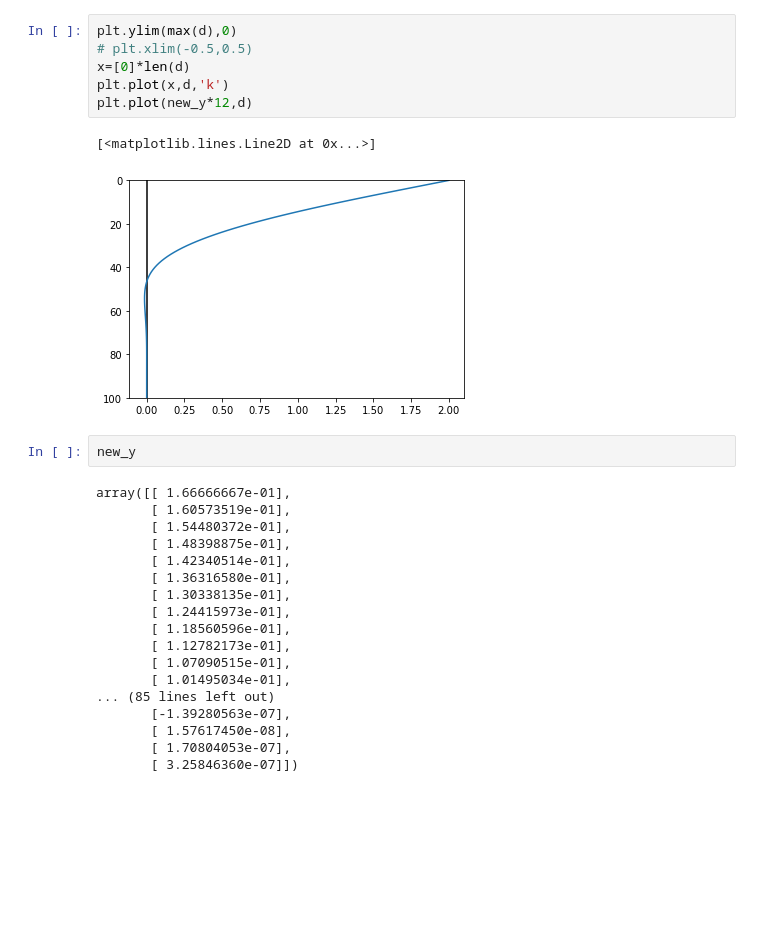
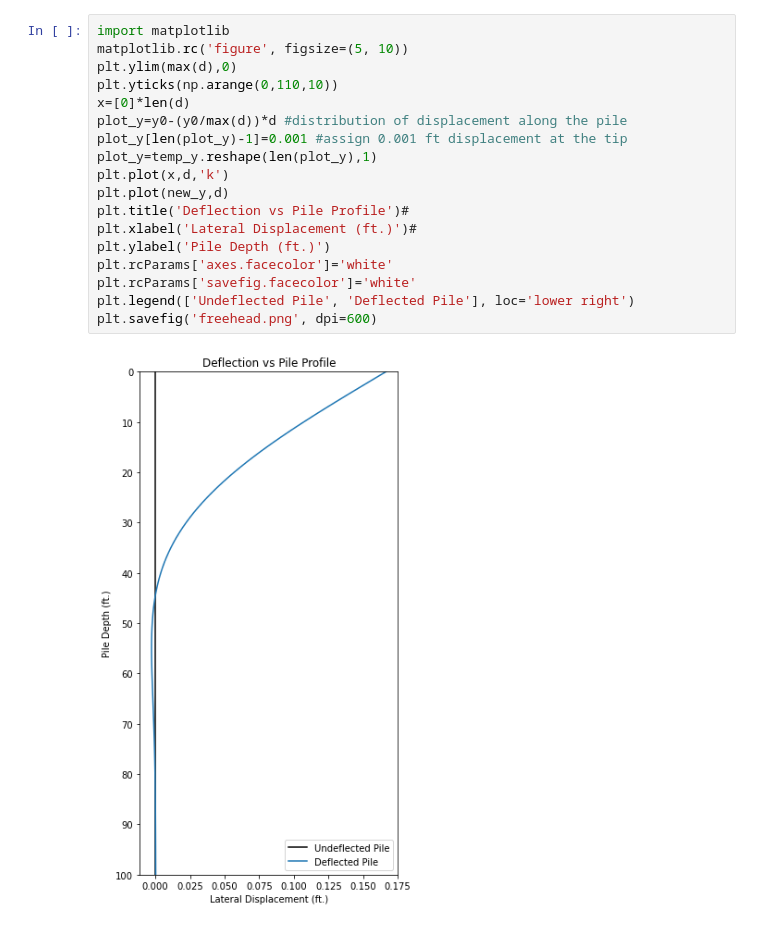
Before and after one commit to hernawa2/cven647hw, a Jupyter notebook: project1.ipynb, the cells around one changed output. Cells and saved outputs as stored; diff of their text form; blank space fills up the shorter version.

```diff
--- a/project1.ipynb
+++ b/project1.ipynb
@@ -95,29 +92,20 @@ counter
 # %%
+import matplotlib
+matplotlib.rc('figure', figsize=(5, 10))
 plt.ylim(max(d),0)
-# plt.xlim(-0.5,0.5)
+plt.yticks(np.arange(0,110,10))
 x=[0]*len(d)
+plot_y=y0-(y0/max(d))*d #distribution of displacement along the pile
+plot_y[len(plot_y)-1]=0.001 #assign 0.001 ft displacement at the tip
+plot_y=temp_y.reshape(len(plot_y),1)
 plt.plot(x,d,'k')
-plt.plot(new_y*12,d)
+plt.plot(new_y,d)
+plt.title('Deflection vs Pile Profile')#
+plt.xlabel('Lateral Displacement (ft.)')#
+plt.ylabel('Pile Depth (ft.)')
+plt.rcParams['axes.facecolor']='white'
+plt.rcParams['savefig.facecolor']='white'
+plt.legend(['Undeflected Pile', 'Deflected Pile'], loc='lower right')
+plt.savefig('freehead.png', dpi=600)
 # %% [output]
-[<matplotlib.lines.Line2D at 0x...>]
-[figure, old version]
+[figure, new version]
-# %%
-new_y
-# %% [output]
-array([[ 1.66666667e-01],
-       [ 1.60573519e-01],
-       [ 1.54480372e-01],
-       [ 1.48398875e-01],
-       [ 1.42340514e-01],
-       [ 1.36316580e-01],
-       [ 1.30338135e-01],
-       [ 1.24415973e-01],
-       [ 1.18560596e-01],
-       [ 1.12782173e-01],
-       [ 1.07090515e-01],
-       [ 1.01495034e-01],
-... (85 lines left out)
-       [-1.39280563e-07],
-       [ 1.57617450e-08],
-       [ 1.70804053e-07],
-       [ 3.25846360e-07]])
```
Also changed, not shown: parts of 9 cells of this notebook.
